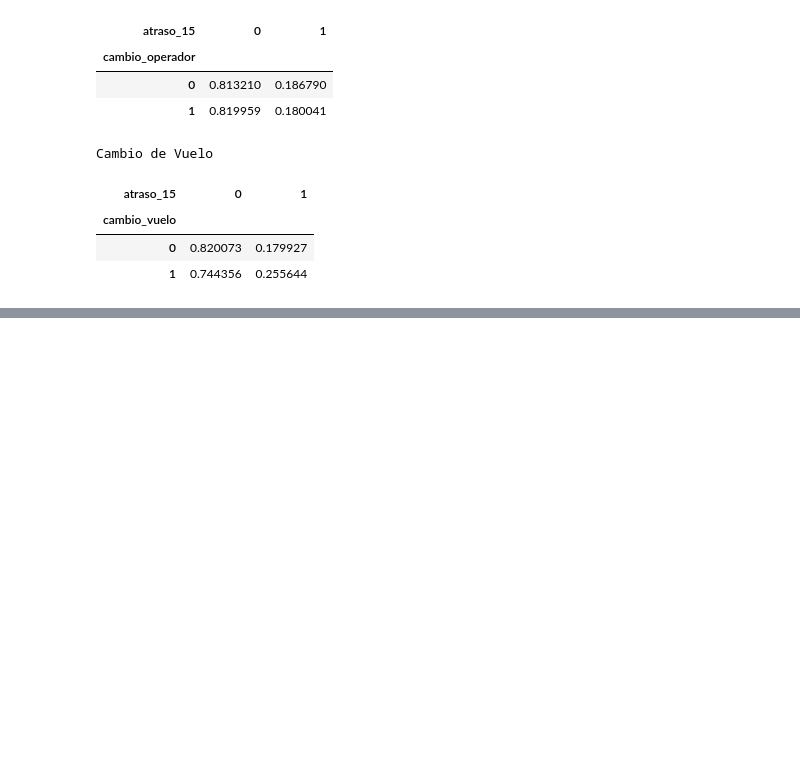
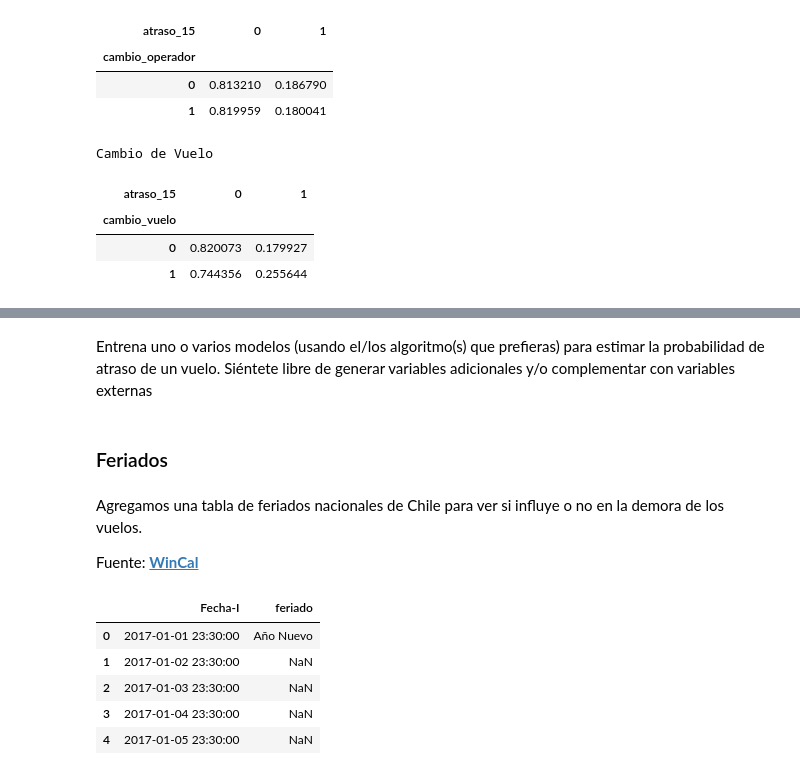
Before and after one commit to tomasaltilio/Latam, a Jupyter notebook: solution.ipynb, the cells around one changed output, grey strips where cells are left out. Drawn from its saved outputs; the diff is of its cells as text; code cells hidden in the pictures; blank space fills up the shorter version.

```diff
--- a/solution.ipynb
+++ b/solution.ipynb
@@ -187,7 +191,7 @@ vuelos['periodo_dia'] = ''
 
 vuelos.loc[vuelos['Fecha-I'].dt.hour.between(5, 11), 'periodo_dia'] = 'mañana'
 vuelos.loc[vuelos['Fecha-I'].dt.hour.between(12, 18), 'periodo_dia'] = 'tarde'
-vuelos.loc[vuelos['Fecha-I'].dt.hour.between(19, 4), 'periodo_dia'] = 'noche'
+vuelos.loc[(vuelos['Fecha-I'].dt.hour.between(19, 23) | vuelos['Fecha-I'].dt.hour.between(0, 4)), 'periodo_dia'] = 'noche'
 # %% [markdown]
 ## 3. Analisis de Retrasos
 # %% [markdown]
@@ -332,0 +341,26 @@ Cambio de Vuelo
+# %% [markdown]
+Entrena uno o varios modelos (usando el/los algoritmo(s) que preﬁeras) para estimar la probabilidad de atraso de un vuelo.
+Siéntete libre de generar variables adicionales y/o complementar con variables externas
+# %% [markdown]
+### Feriados
+# %% [markdown]
+Agregamos una tabla de feriados nacionales de Chile para ver si influye o no en la demora de los vuelos.
+
+Fuente:  **[WinCal](https://www.wincalendar.com/es/cl)**
+# %%
+feriados = pd.read_csv(in_feriados, sep= ';', parse_dates= [0])
+# %%
+vuelos_enr = vuelos.merge(feriados,
+                          left_on= vuelos['Fecha-I'].dt.date.astype('datetime64[ns]'), # Fecha en formato 'año-mes-dia' para que coincida con feriados
+                          right_on= 'fecha',
+                          how= 'left').drop('fecha', axis= 1) # Drop de la fecha para no tener variables redundantes
+# %%
+# Head con el campo de feriado
+vuelos_enr.iloc[:5,[ 0, -1]]
+# %% [output]
+|  | Fecha-I | feriado |
+| 0 | 2017-01-01 23:30:00 | Año Nuevo |
+| 1 | 2017-01-02 23:30:00 | NaN |
+| 2 | 2017-01-03 23:30:00 | NaN |
+| 3 | 2017-01-04 23:30:00 | NaN |
+| 4 | 2017-01-05 23:30:00 | NaN |
```
Also changed, not shown: parts of 33 cells of this notebook.
